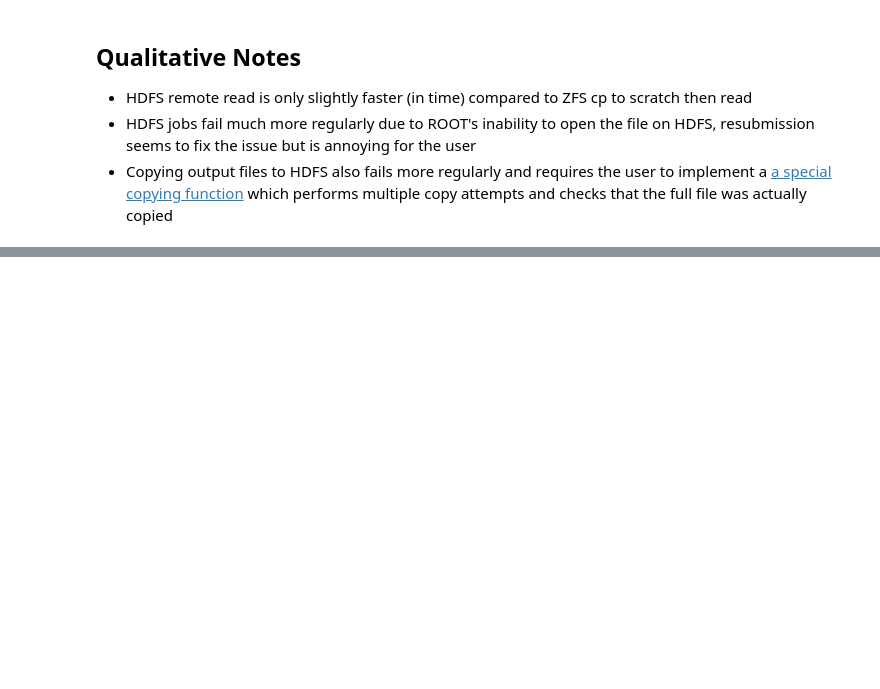
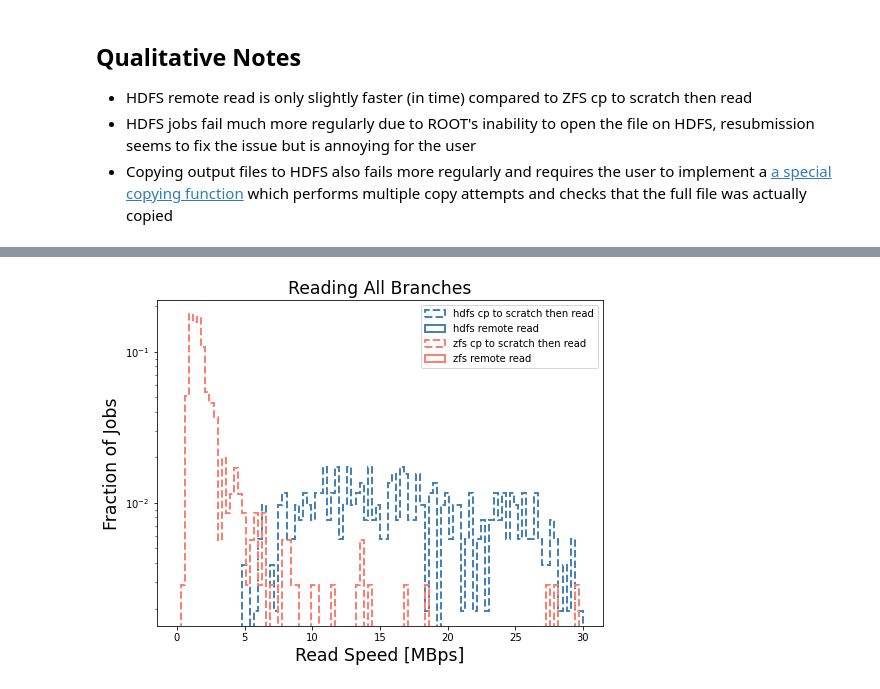
Before and after one commit to tomeichlersmith/umn-cluster, a Jupyter notebook: filesystem/plot_benchmark.ipynb, the cells around one changed output, grey strips where cells are left out. Cells and saved outputs as stored; diff of their text form; code cells hidden in the pictures; blank space fills up the shorter version.

Commit message:
add plots for no-processing runs (looking weird)

```diff
--- a/filesystem/plot_benchmark.ipynb
+++ b/filesystem/plot_benchmark.ipynb
@@ -24,7 +24,7 @@ def readspeed_hist(df, local, fs, process, **kwargs) :
     kwargs : dict
         passed on to plt.hist
     """
-    sl = df[(df['local'] == local) & (df['filesystem'] == fs) & (df['process']==process)]
+    sl = df[(df['local'] == local) & (df['filesystem'] == fs)]
     local_str = 'remote read'
     if local :
         local_str = 'cp to scratch then read'
@@ -81,7 +81,7 @@ def time_hist(df, local, fs, process, **kwargs) :
     kwargs : dict
         passed on to plt.hist
     """
-    sl = df[(df['local'] == local) & (df['filesystem'] == fs) & (df['process']==process)]
+    sl = df[(df['local'] == local) & (df['filesystem'] == fs)]
     local_str = 'remote read'
     if local :
         local_str = 'cp to scratch then read'
@@ -139,0 +143,6 @@ plt.show()
+# %%
+plt.figure(figsize=(8,6))
+df = readspeed_comp('no-process.csv','Reading All Branches', bins=100,range=(0.,30.),lw=2.)
+plt.show()
+# %% [output]
+[figure, added]
```
Also changed, not shown: parts of 2 cells of this notebook.
